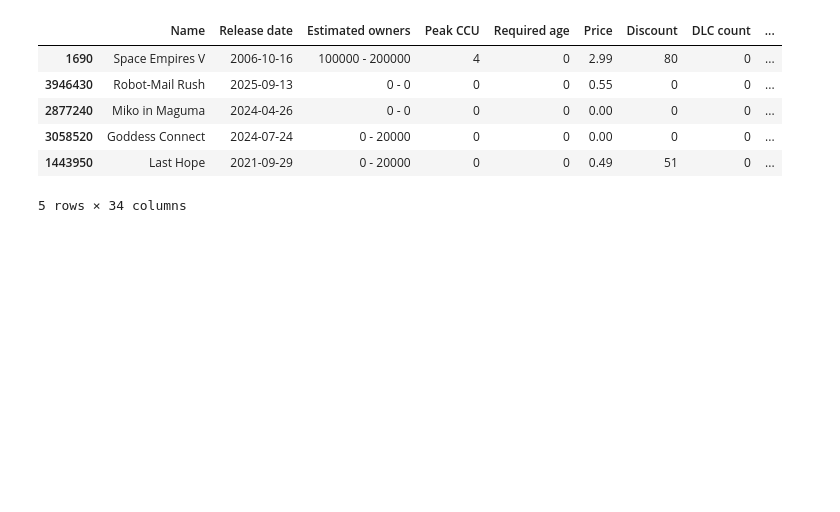
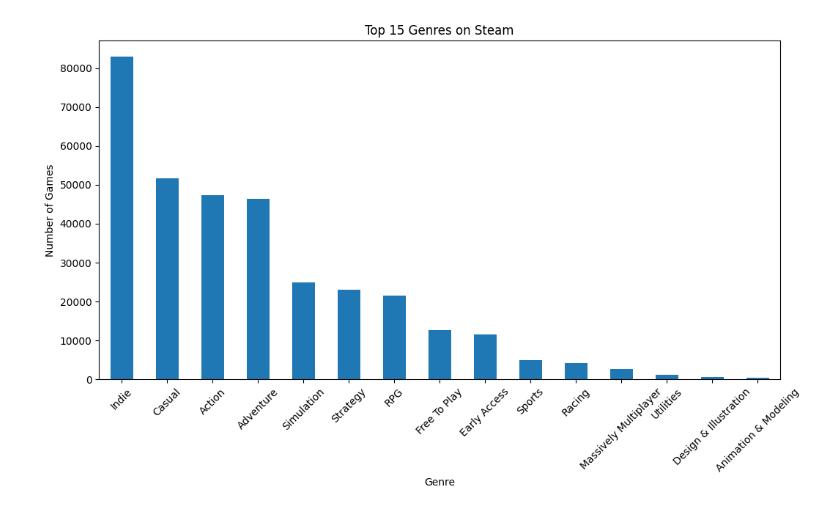
Before and after one commit to molikpunj/Steam-Games-Market-Analysis, a Jupyter notebook: Python/02_Data_Cleaning.ipynb, the cells around one changed output. Saved outputs shown, nothing was run; the diff lists cells and outputs as text; code cells hidden in the pictures; blank space fills up the shorter version.

Commit message:
Generated the insights for top 15 genres

```diff
--- a/Python/02_Data_Cleaning.ipynb
+++ b/Python/02_Data_Cleaning.ipynb
@@ -83,12 +84,34 @@ steam["Price Category"] = (
 # %%
 steam.to_csv("../Data/Cleaned/steam.csv")
 # %%
-steam.sample(5)
+steam["Genres"].value_counts()
-# %% [output]
-|  | Name | Release date | Estimated owners | Peak CCU | Required age | Price | Discount | DLC count | ... |
-| 1690 | Space Empires V | 2006-10-16 | 100000 - 200000 | 4 | 0 | 2.99 | 80 | 0 | ... |
-| 3946430 | Robot-Mail Rush | 2025-09-13 | 0 - 0 | 0 | 0 | 0.55 | 0 | 0 | ... |
-| 2877240 | Miko in Maguma | 2024-04-26 | 0 - 0 | 0 | 0 | 0.00 | 0 | 0 | ... |
-| 3058520 | Goddess Connect | 2024-07-24 | 0 - 20000 | 0 | 0 | 0.00 | 0 | 0 | ... |
-| 1443950 | Last Hope | 2021-09-29 | 0 - 20000 | 0 | 0 | 0.49 | 51 | 0 | ... |
-5 rows × 34 columns
+# %%
+genres = steam.copy()
+# %%
+genres["Genres"] = genres["Genres"].str.split(",")
+# %%
+genres = genres.explode("Genres")
+# %%
+genre_counts = (
+    genres["Genres"]
+    .value_counts()
+    .head(15)
+)
+
+genre_counts
+# %%
+plt.figure(figsize=(12,6))
+
+genre_counts.plot(kind="bar")
+
+plt.title("Top 15 Genres on Steam")
+plt.xlabel("Genre")
+plt.ylabel("Number of Games")
+
+plt.xticks(rotation=45)
+
+plt.savefig("../Images/Genre Analysis/top_genres.png", dpi=300, bbox_inches="tight")
+
+plt.show()
+# %% [output]
+[figure, added]
```
Also changed, not shown: parts of 1 cell of this notebook, 2 other files.
